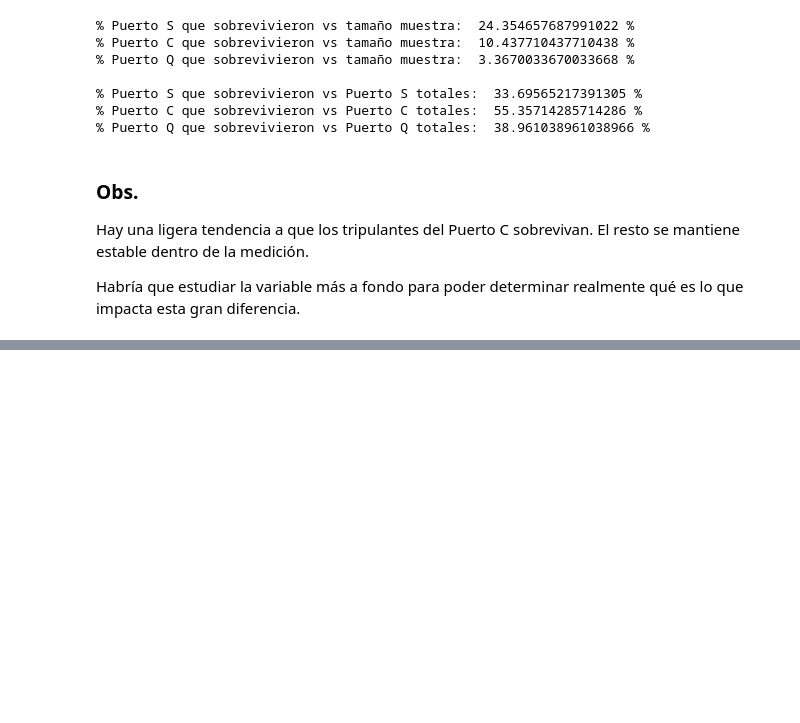
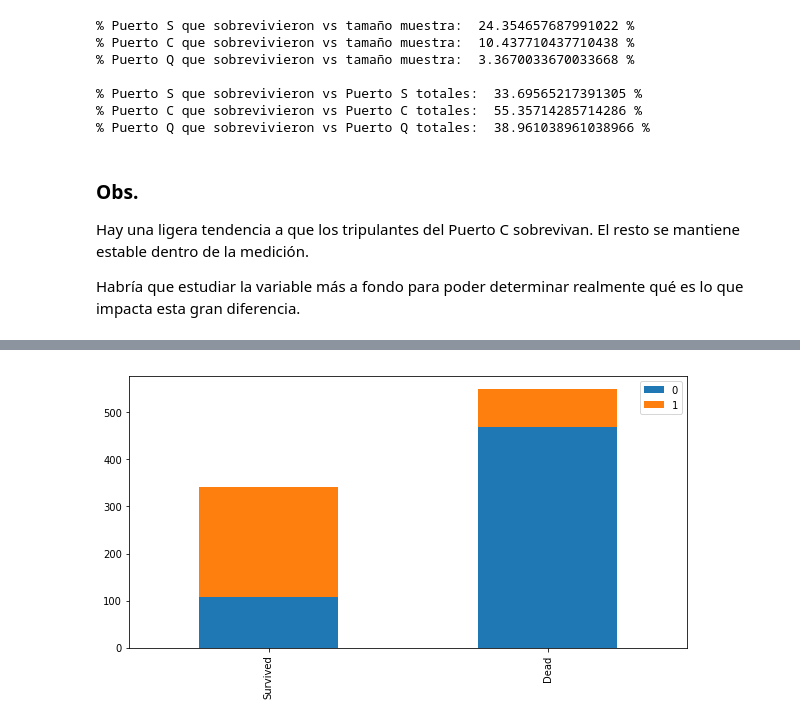
Before and after one commit to fernandosaavedra/titanic-machine-learning-from-disaster, a Jupyter notebook: titanic-ml-solution.ipynb, the cells around one changed output, grey strips where cells are left out. Saved outputs shown, nothing was run; the diff lists cells and outputs as text; code cells hidden in the pictures; blank space fills up the shorter version.

```diff
--- a/titanic-ml-solution.ipynb
+++ b/titanic-ml-solution.ipynb
@@ -444,0 +637,4 @@ Habría que estudiar la variable más a fondo para poder determinar realmente qu
+# %%
+bar_chart('Sex')
+# %% [output]
+[figure, added]
```
Also changed, not shown: parts of 30 cells of this notebook.
